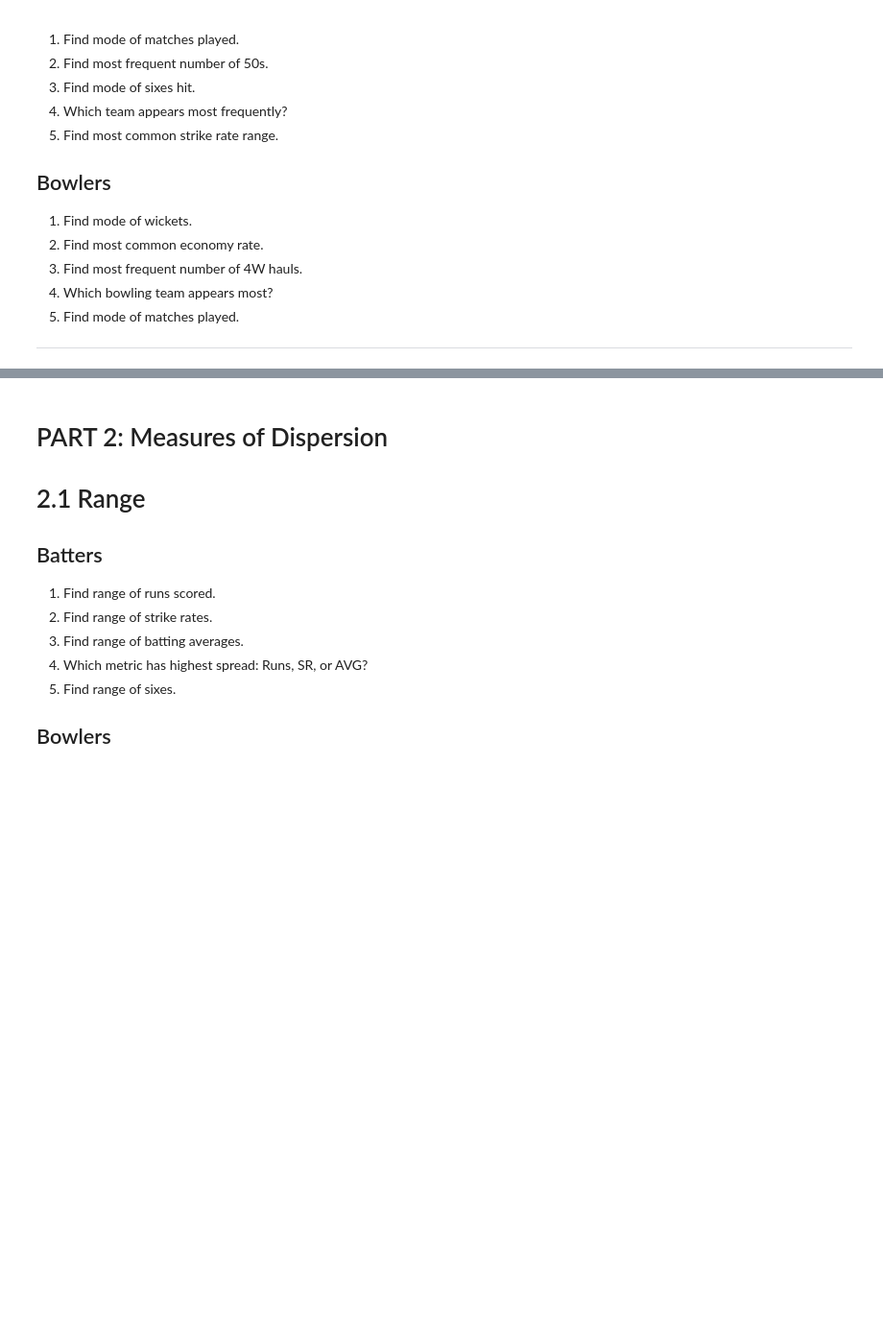
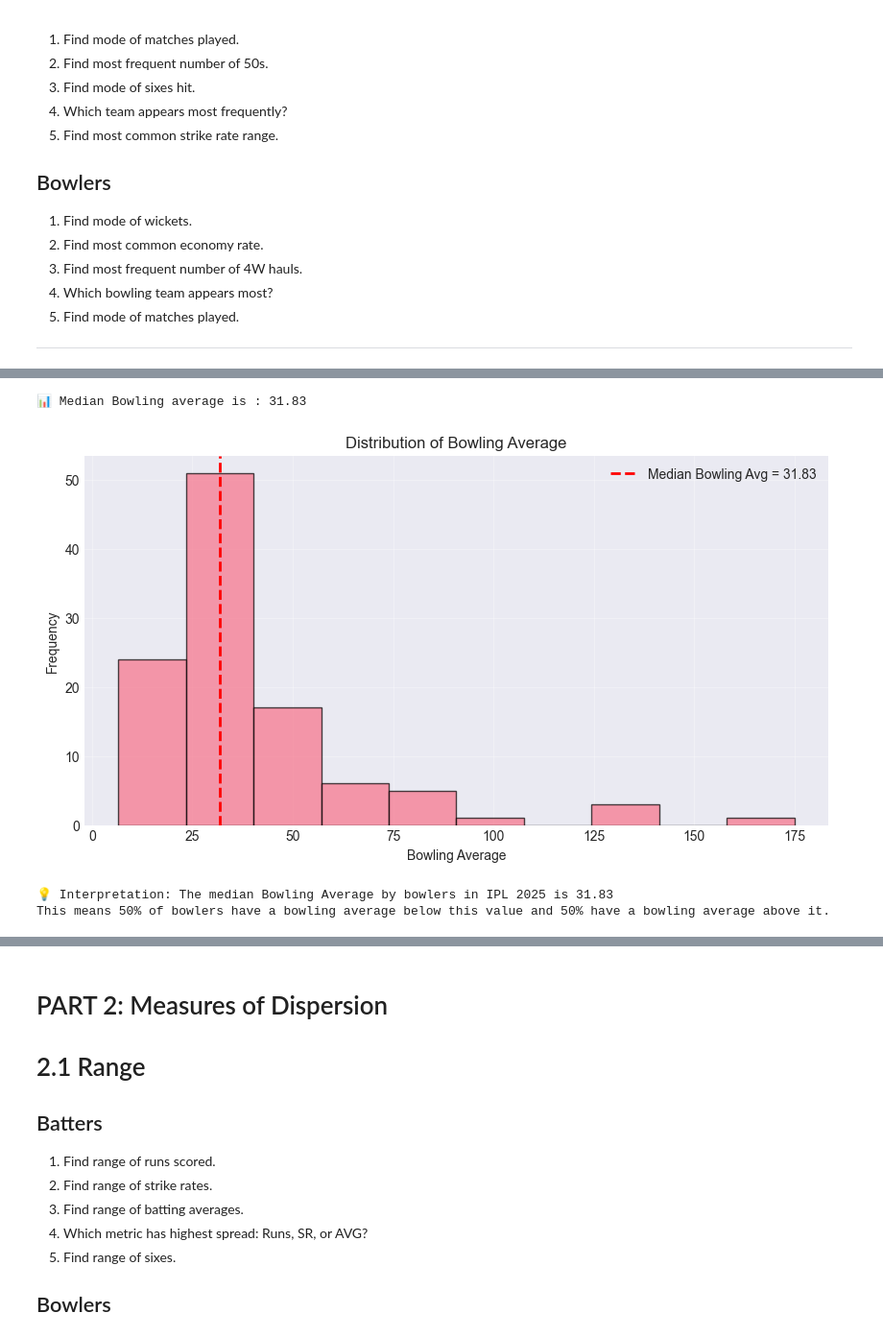
Before and after one commit to shahyash1136/data-analyst-porjects, a Jupyter notebook: IPL_2025_jupyterbook/index.ipynb, the cells around one changed output, grey strips where cells are left out. Shown at 96% size. Saved outputs shown, nothing was run; the diff lists cells and outputs as text; code cells hidden in the pictures; blank space fills up the shorter version.

```diff
--- a/IPL_2025_jupyterbook/index.ipynb
+++ b/IPL_2025_jupyterbook/index.ipynb
@@ -797,4 +688,34 @@ print(
 # %%
 # 3. Find median bowling average.
+median_avg = df_bowlers["AVG"].median()
+print(f"\n📊 Median Bowling average is : {median_avg:.2f}")
+
+plt.figure(figsize=(10, 5))
+plt.hist(df_bowlers["AVG"], edgecolor="black", alpha=0.7, bins=10)
+plt.axvline(
+    median_avg,
+    linestyle="--",
+    linewidth=2,
+    color="red",
+    label=f"Median Bowling Avg = {median_avg:.2f}",
+)
+plt.grid(True, alpha=0.3)
+plt.xlabel("Bowling Average")
+plt.ylabel("Frequency")
+plt.title("Distribution of Bowling Average")
+plt.legend()
+plt.show()
+
+print(
+    f"\n💡 Interpretation: The median Bowling Average by bowlers in IPL 2025 is {median_avg:.2f}"
+)
+print(
+    f"This means 50% of bowlers have a bowling average below this value and 50% have a bowling average above it."
+)
+# %% [output]
+📊 Median Bowling average is : 31.83
+[figure, added]
+💡 Interpretation: The median Bowling Average by bowlers in IPL 2025 is 31.83
+This means 50% of bowlers have a bowling average below this value and 50% have a bowling average above it.
 # %%
 # 4. Compare mean vs median economy.
```
Also changed, not shown: parts of 22 cells of this notebook.
